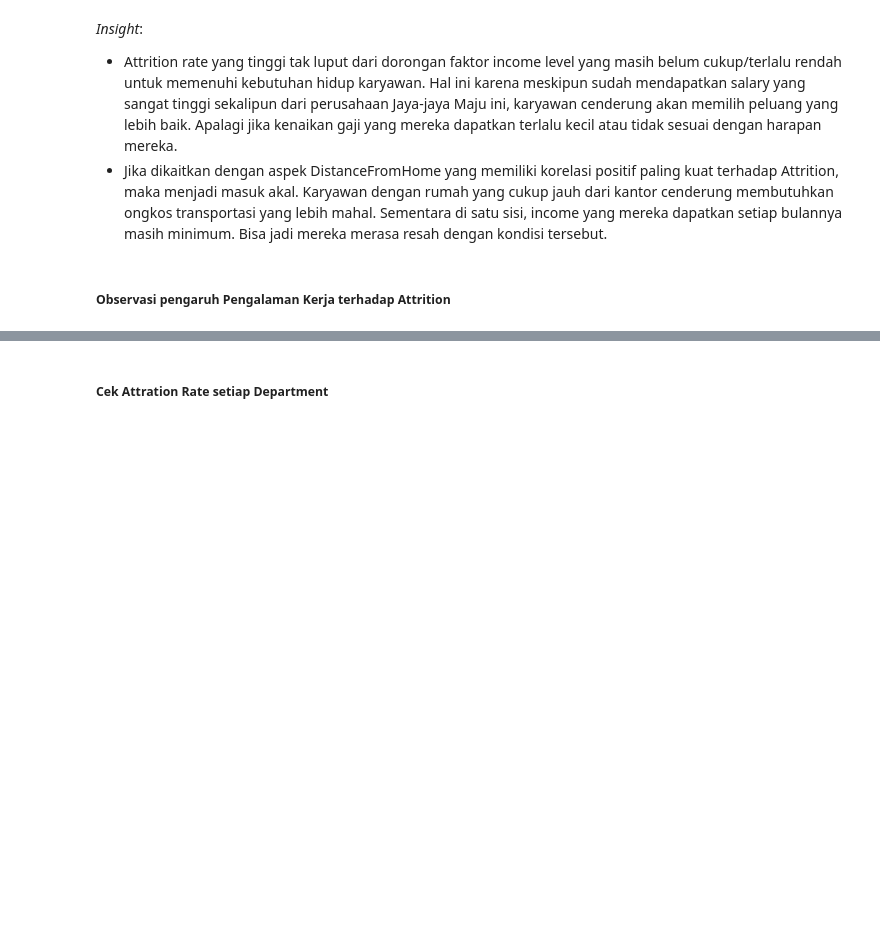
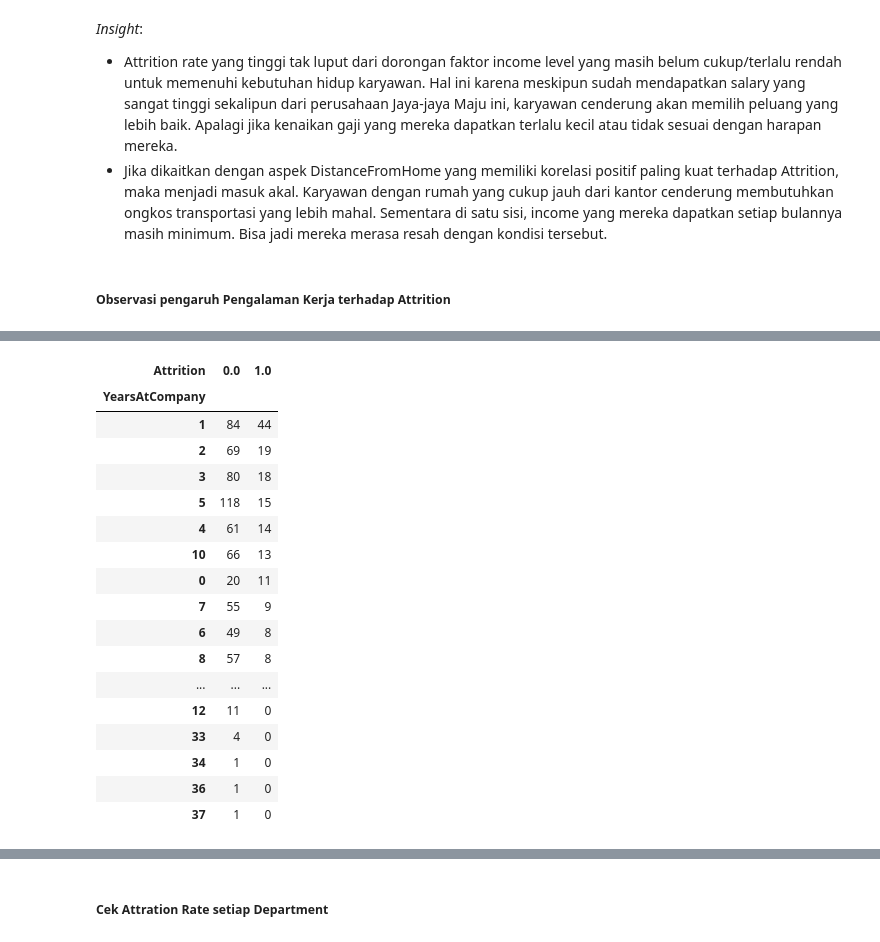
Before and after one commit to Sulbae/HR-Dashboard, a Jupyter notebook: notebook.ipynb, the cells around one changed output, grey strips where cells are left out. Cells and saved outputs as stored; diff of their text form; code cells hidden in the pictures; blank space fills up the shorter version.

```diff
--- a/notebook.ipynb
+++ b/notebook.ipynb
@@ -484,0 +601,23 @@ _Insight_:
+# %%
+att_yearsatcomp = journey_df.groupby('YearsAtCompany')['Attrition'].value_counts().unstack(fill_value=0)
+
+att_yearsatcomp.sort_values(by=1, ascending=False)
+# %% [output]
+| Attrition | 0.0 | 1.0 |
+| YearsAtCompany |  |  |
+| 1 | 84 | 44 |
+| 2 | 69 | 19 |
+| 3 | 80 | 18 |
+| 5 | 118 | 15 |
+| 4 | 61 | 14 |
+| 10 | 66 | 13 |
+| 0 | 20 | 11 |
+| 7 | 55 | 9 |
+| 6 | 49 | 8 |
+| 8 | 57 | 8 |
+| ... | ... | ... |
+| 12 | 11 | 0 |
+| 33 | 4 | 0 |
+| 34 | 1 | 0 |
+| 36 | 1 | 0 |
+| 37 | 1 | 0 |
```
Also changed, not shown: parts of 11 cells of this notebook.
